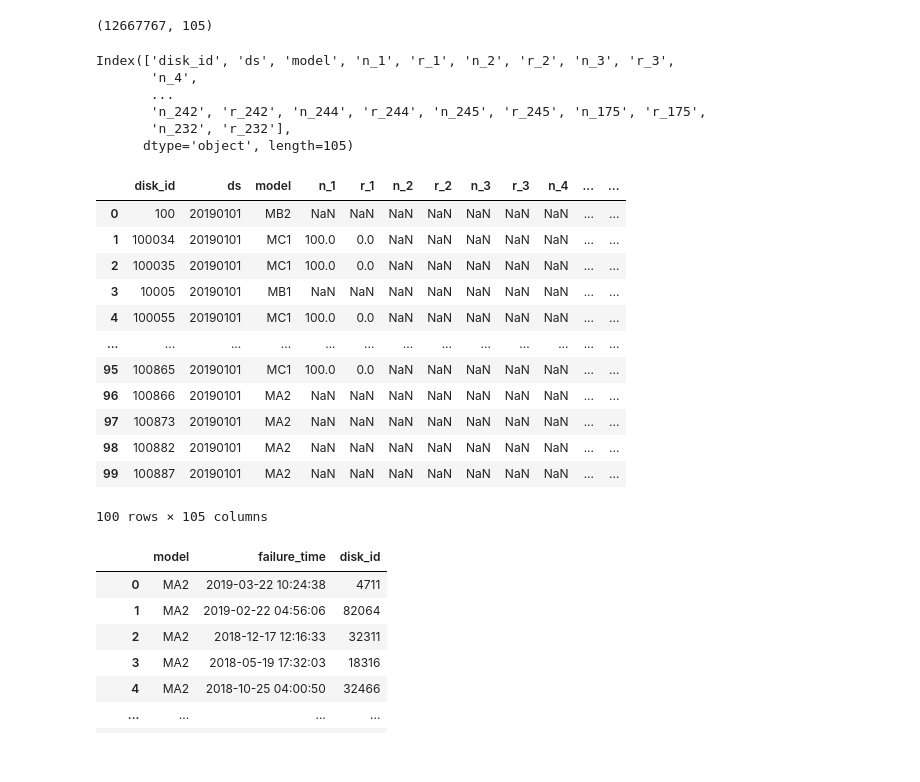
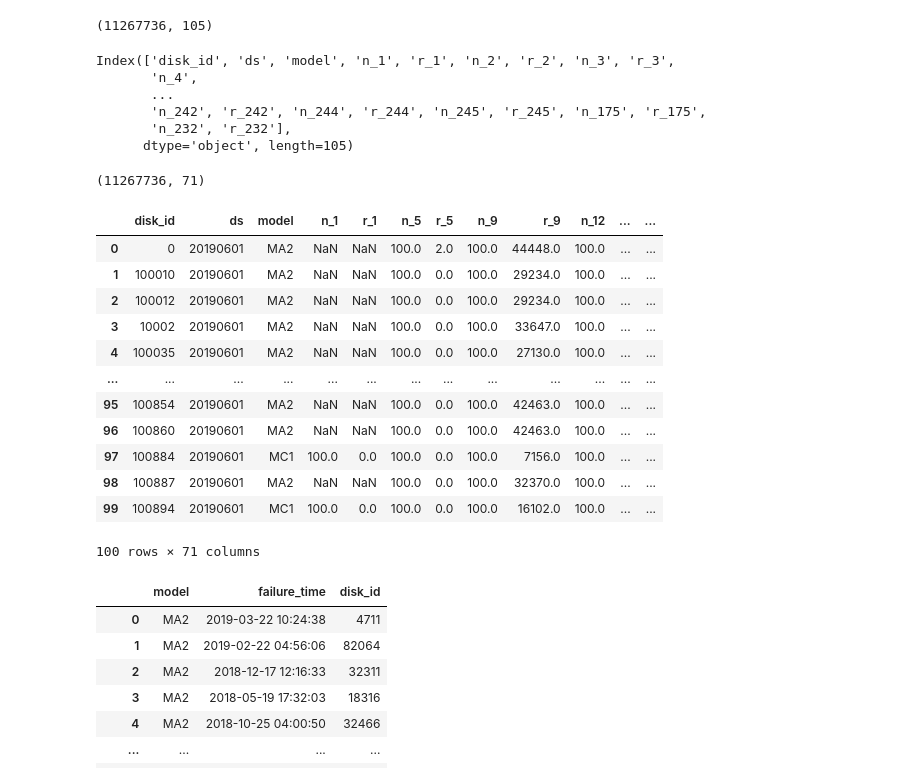
Before and after one commit to passion3659/ssd-failure, a Jupyter notebook: 00-making_combined_df.ipynb, the cells around one changed output. Drawn from its saved outputs; the diff is of its cells as text; code cells hidden in the pictures.

```diff
--- a/00-making_combined_df.ipynb
+++ b/00-making_combined_df.ipynb
@@ -6,7 +6,7 @@ import numpy as np
 folder_path = '../ssd_data/smartlog2019ssd'
 file_extension = '.csv'
 
-for month in range(1, 2):
+for month in range(6, 7):
     target_month = f'2019{str(month).zfill(2)}'
     dfs = []  # dfs 리스트 초기화
     for file_name in os.listdir(folder_path):
@@ -23,7 +23,7 @@ for month in range(1, 2):
     combined_df_name = f'combined_df{str(month).zfill(2)}'
     globals()[combined_df_name] = combined_df
 # %%
-combined_df01.shape
+combined_df06.shape
 # %% [output]
-(12667767, 105)
+(11267736, 105)
 # %%
@@ -35,22 +35,38 @@ Index(['disk_id', 'ds', 'model', 'n_1', 'r_1', 'n_2', 'r_2', 'n_3', 'r_3',
        'n_242', 'r_242', 'n_244', 'r_244', 'n_245', 'r_245', 'n_175', 'r_175',
        'n_232', 'r_232'],
       dtype='object', length=105)
+# %%
+# null값이 있는 열을 제거하는 코드
+def remove_null_columns(df):
+    # null인 컬럼을 확인하고, 모든 값이 null인 컬럼을 찾습니다.
+    null_columns = df.columns[df.isnull().all()]
+
+    # 모든 값이 null인 컬럼을 DataFrame에서 제거합니다.
+    df = df.drop(null_columns, axis=1)
+
+    return df
+# %%
+combined_df06 = remove_null_columns(combined_df06)
+# %%
+combined_df06.shape
+# %% [output]
+(11267736, 71)
 # %%
-combined_df01.iloc[:100]
+combined_df06.iloc[:100]
 # %% [output]
-|  | disk_id | ds | model | n_1 | r_1 | n_2 | r_2 | n_3 | r_3 | n_4 | ... | ... |
-| 0 | 100 | 20190101 | MB2 | NaN | NaN | NaN | NaN | NaN | NaN | NaN | ... | ... |
-| 1 | 100034 | 20190101 | MC1 | 100.0 | 0.0 | NaN | NaN | NaN | NaN | NaN | ... | ... |
-| 2 | 100035 | 20190101 | MC1 | 100.0 | 0.0 | NaN | NaN | NaN | NaN | NaN | ... | ... |
-| 3 | 10005 | 20190101 | MB1 | NaN | NaN | NaN | NaN | NaN | NaN | NaN | ... | ... |
-| 4 | 100055 | 20190101 | MC1 | 100.0 | 0.0 | NaN | NaN | NaN | NaN | NaN | ... | ... |
+|  | disk_id | ds | model | n_1 | r_1 | n_5 | r_5 | n_9 | r_9 | n_12 | ... | ... |
+| 0 | 0 | 20190601 | MA2 | NaN | NaN | 100.0 | 2.0 | 100.0 | 44448.0 | 100.0 | ... | ... |
+| 1 | 100010 | 20190601 | MA2 | NaN | NaN | 100.0 | 0.0 | 100.0 | 29234.0 | 100.0 | ... | ... |
+| 2 | 100012 | 20190601 | MA2 | NaN | NaN | 100.0 | 0.0 | 100.0 | 29234.0 | 100.0 | ... | ... |
+| 3 | 10002 | 20190601 | MA2 | NaN | NaN | 100.0 | 0.0 | 100.0 | 33647.0 | 100.0 | ... | ... |
+| 4 | 100035 | 20190601 | MA2 | NaN | NaN | 100.0 | 0.0 | 100.0 | 27130.0 | 100.0 | ... | ... |
 | ... | ... | ... | ... | ... | ... | ... | ... | ... | ... | ... | ... | ... |
-| 95 | 100865 | 20190101 | MC1 | 100.0 | 0.0 | NaN | NaN | NaN | NaN | NaN | ... | ... |
-| 96 | 100866 | 20190101 | MA2 | NaN | NaN | NaN | NaN | NaN | NaN | NaN | ... | ... |
-| 97 | 100873 | 20190101 | MA2 | NaN | NaN | NaN | NaN | NaN | NaN | NaN | ... | ... |
-| 98 | 100882 | 20190101 | MA2 | NaN | NaN | NaN | NaN | NaN | NaN | NaN | ... | ... |
-| 99 | 100887 | 20190101 | MA2 | NaN | NaN | NaN | NaN | NaN | NaN | NaN | ... | ... |
+| 95 | 100854 | 20190601 | MA2 | NaN | NaN | 100.0 | 0.0 | 100.0 | 42463.0 | 100.0 | ... | ... |
+| 96 | 100860 | 20190601 | MA2 | NaN | NaN | 100.0 | 0.0 | 100.0 | 42463.0 | 100.0 | ... | ... |
+| 97 | 100884 | 20190601 | MC1 | 100.0 | 0.0 | 100.0 | 0.0 | 100.0 | 7156.0 | 100.0 | ... | ... |
+| 98 | 100887 | 20190601 | MA2 | NaN | NaN | 100.0 | 0.0 | 100.0 | 32370.0 | 100.0 | ... | ... |
+| 99 | 100894 | 20190601 | MC1 | 100.0 | 0.0 | 100.0 | 0.0 | 100.0 | 16102.0 | 100.0 | ... | ... |
-100 rows × 105 columns
+100 rows × 71 columns
 # %%
 # combined_df04_sample = combined_df04.sample(n=1000000, random_state=42)
 # %%
```
Also changed, not shown: parts of 8 cells of this notebook, 1 other file.
